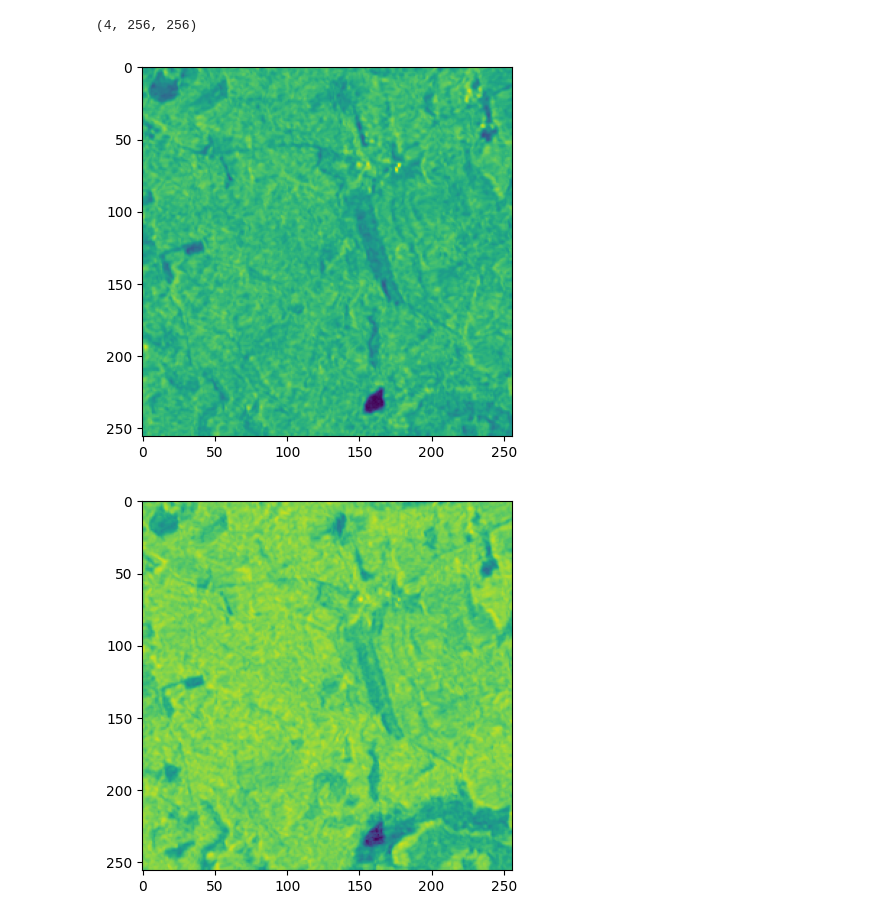
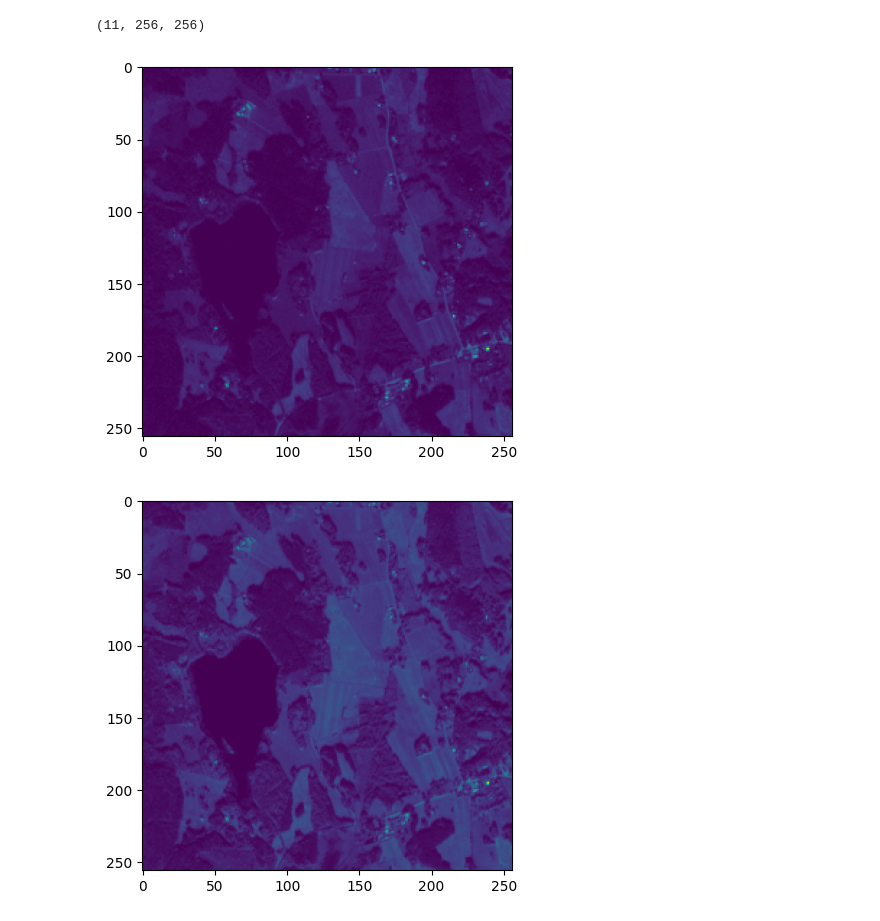
Before and after one commit to TeamEpochGithub/forestbiomass, a Jupyter notebook: analysis/exploratory_data_analysis/one_patch.ipynb, the cells around one changed output. Drawn from its saved outputs; the diff is of its cells as text; code cells hidden in the pictures.

```diff
--- a/analysis/exploratory_data_analysis/one_patch.ipynb
+++ b/analysis/exploratory_data_analysis/one_patch.ipynb
@@ -14,16 +12,16 @@ TypeError: expected str, bytes or os.PathLike object, not NoneType
 # %%
 def get_data_from_path(path):
     img_path = osp.join(train_data_path, path)
     dataset = gdal.Open(img_path)
     data = dataset.ReadAsArray()
     return data
 
-all_imgs = get_data_from_path("0a3d8f03_S1_00.tif") # 0a3d8f03_S2_00.tif
+all_imgs = get_data_from_path("11feb2e5_S2_00.tif") # 0a3d8f03_S2_00.tif
 print(all_imgs.shape)
 for d in all_imgs:
     plt.imshow(d)
     plt.show()
 # %% [output]
-(4, 256, 256)
+(11, 256, 256)
-[figure, old version]
+[figure, new version]
-[figure, old version]
+[figure, new version]
```
Also changed, not shown: parts of 5 cells of this notebook, 31 other files.
